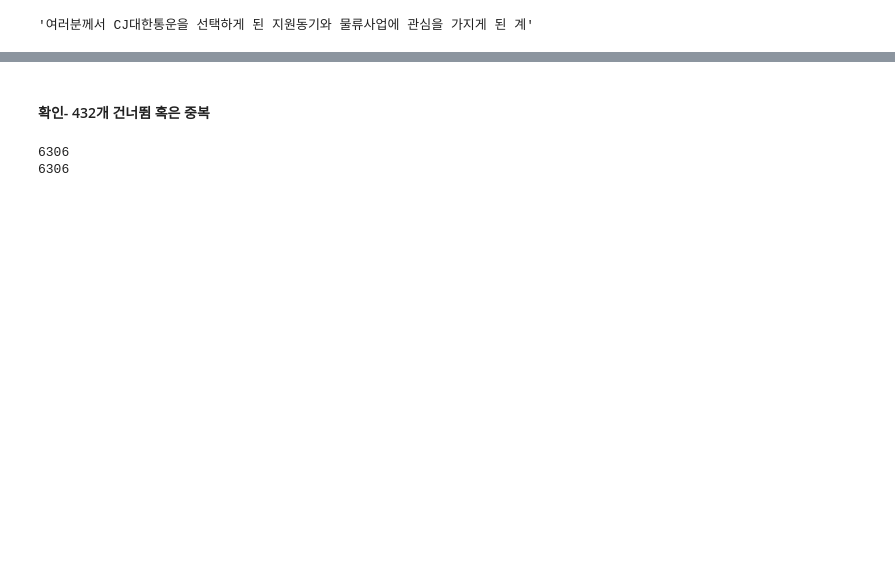
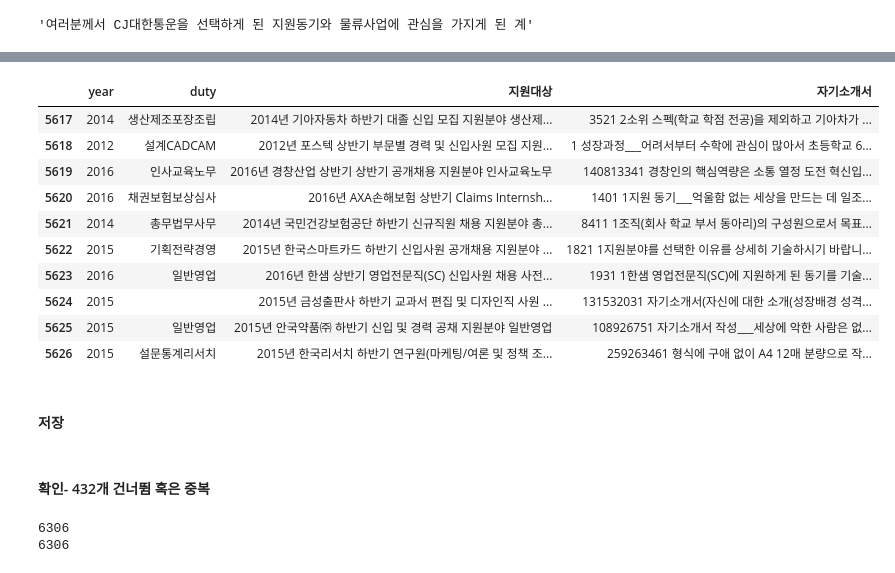
Before and after one commit to firstock/justBackup, a Jupyter notebook: utility/scrap_passSelfintro.ipynb, the cells around one changed output, grey strips where cells are left out. Drawn from its saved outputs; the diff is of its cells as text; code cells hidden in the pictures; blank space fills up the shorter version.

```diff
--- a/utility/scrap_passSelfintro.ipynb
+++ b/utility/scrap_passSelfintro.ipynb
@@ -325,0 +355,10 @@ content.applymap(yearFront)
+# %%
+def searchYear(inStr):
+    yearPatt= '.*(\\d{4})년?.*'
+    m= re.search(yearPatt, inStr)
+    return m.group(1)
+# %%
+def searchDuty(inStr):
+    dutyPatt= '.*지원분야\s(.*)'
+    m= re.search(dutyPatt, inStr)
+    return m.group(1)
@@ -325,0 +382,4 @@ content.applymap(yearFront)
+# %%
+value= content['지원대상'].apply(searchYear)
+content.insert(0, 'year', value)
+#content.tail()
@@ -325,0 +393,4 @@ content.applymap(yearFront)
+# %%
+valueDuty= content['지원대상'].apply(searchDuty)
+content.insert(1, 'duty', valueDuty)
+content.tail()
@@ -325,0 +404,16 @@ content.applymap(yearFront)
+# %%
+content.iloc[5617:5627]
+# %% [output]
+|  | year | duty | 지원대상 | 자기소개서 |
+| 5617 | 2014 | 생산제조포장조립 | 2014년 기아자동차 하반기 대졸 신입 모집 지원분야 생산제... | 3521 2소위 스펙(학교 학점 전공)을 제외하고 기아차가 ... |
+| 5618 | 2012 | 설계CADCAM | 2012년 포스텍 상반기 부문별 경력 및 신입사원 모집 지원... | 1 성장과정___어려서부터 수학에 관심이 많아서 초등학교 6... |
+| 5619 | 2016 | 인사교육노무 | 2016년 경창산업 상반기 상반기 공개채용 지원분야 인사교육노무 | 140813341 경창인의 핵심역량은 소통 열정 도전 혁신입... |
+| 5620 | 2016 | 채권보험보상심사 | 2016년 AXA손해보험 상반기 Claims Internsh... | 1401 1지원 동기___억울함 없는 세상을 만드는 데 일조... |
+| 5621 | 2014 | 총무법무사무 | 2014년 국민건강보험공단 하반기 신규직원 채용 지원분야 총... | 8411 1조직(회사 학교 부서 동아리)의 구성원으로서 목표... |
+| 5622 | 2015 | 기획전략경영 | 2015년 한국스마트카드 하반기 신입사원 공개채용 지원분야 ... | 1821 1지원분야를 선택한 이유를 상세히 기술하시기 바랍니... |
+| 5623 | 2016 | 일반영업 | 2016년 한샘 상반기 영업전문직(SC) 신입사원 채용 사전... | 1931 1한샘 영업전문직(SC)에 지원하게 된 동기를 기술... |
+| 5624 | 2015 |  | 2015년 금성출판사 하반기 교과서 편집 및 디자인직 사원 ... | 131532031 자기소개서(자신에 대한 소개(성장배경 성격... |
+| 5625 | 2015 | 일반영업 | 2015년 안국약품㈜ 하반기 신입 및 경력 공채 지원분야 일반영업 | 108926751 자기소개서 작성___세상에 악한 사람은 없... |
+| 5626 | 2015 | 설문통계리서치 | 2015년 한국리서치 하반기 연구원(마케팅/여론 및 정책 조... | 259263461 형식에 구애 없이 A4 12매 분량으로 작... |
+# %% [markdown]
+#### 저장
```
Also changed, not shown: parts of 31 cells of this notebook, 1 other file.
